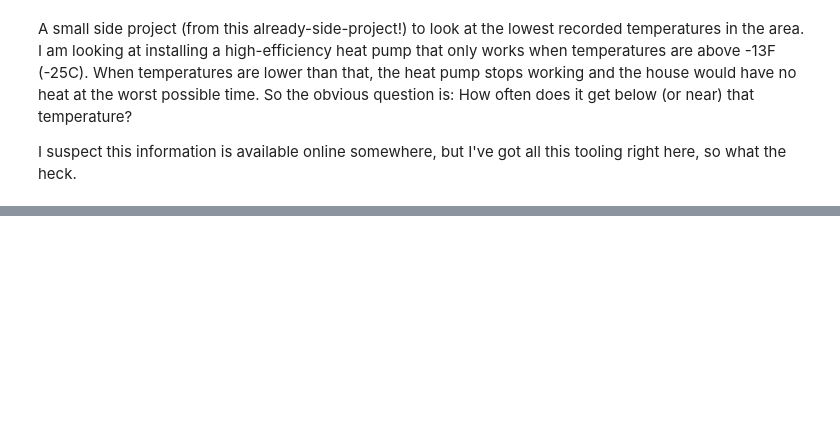
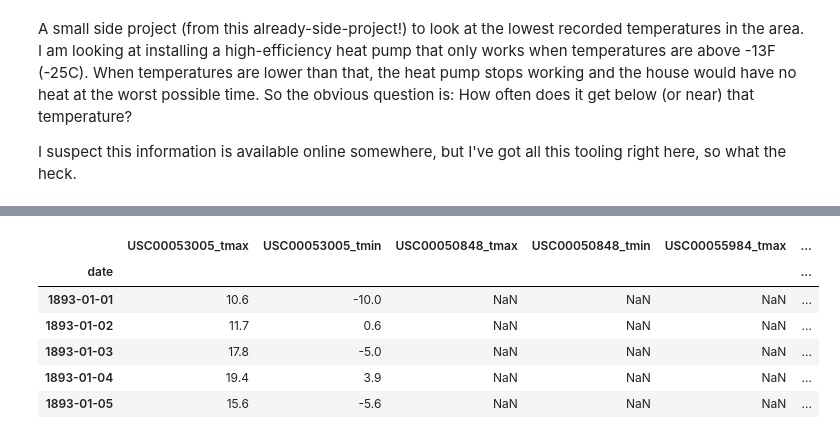
Before and after one commit to breischl/e-predict, a Jupyter notebook: low_temp_history.ipynb, the cells around one changed output, grey strips where cells are left out. Drawn from its saved outputs; the diff is of its cells as text; code cells hidden in the pictures; blank space fills up the shorter version.

Commit message:
Update weather download code a bit more

```diff
--- a/low_temp_history.ipynb
+++ b/low_temp_history.ipynb
@@ -23,14 +23,14 @@ for dir in [HISTORICAL_DATA_DIR, WEATHER_DATA_DIR, LOW_TEMP_DATA_DIR, ANALYSIS_D
         os.makedirs(dir)
 
 
+## Denver-area stations only
 WEATHER_STATION_IDS = [
-    "USW00023066",  # Grand Junction Walker Field
-    "USC00053553",  # Greeley UNC
     "USC00053005",  # Ft Collins
     "USC00050848",  # Boulder
     "USC00055984",  # Northglenn
     "USC00058995",  # Wheat Ridge
-    "USW00023061"  # Alamosa
+    "USC00054762",  # Lakewood
+    "USW00023062"   # Stapleton
 ]
 # %%
 # Uncomment to force re-download of source data
@@ -52,3 +51,14 @@ temp_df.head()
+# %%
+temp_df = dl.read_weather_data(WEATHER_DATA_DIR, WEATHER_STATION_IDS, earliest_date=None)
+temp_df.head()
+# %% [output]
+|  | USC00053005_tmax | USC00053005_tmin | USC00050848_tmax | USC00050848_tmin | USC00055984_tmax | ... |
+| date |  |  |  |  |  | ... |
+| 1893-01-01 | 10.6 | -10.0 | NaN | NaN | NaN | ... |
+| 1893-01-02 | 11.7 | 0.6 | NaN | NaN | NaN | ... |
+| 1893-01-03 | 17.8 | -5.0 | NaN | NaN | NaN | ... |
+| 1893-01-04 | 19.4 | 3.9 | NaN | NaN | NaN | ... |
+| 1893-01-05 | 15.6 | -5.6 | NaN | NaN | NaN | ... |
 # %%
 for c in temp_df.columns:
     if c.endswith("_tmax"):
```
Also changed, not shown: parts of 14 cells of this notebook, 5 other files.
